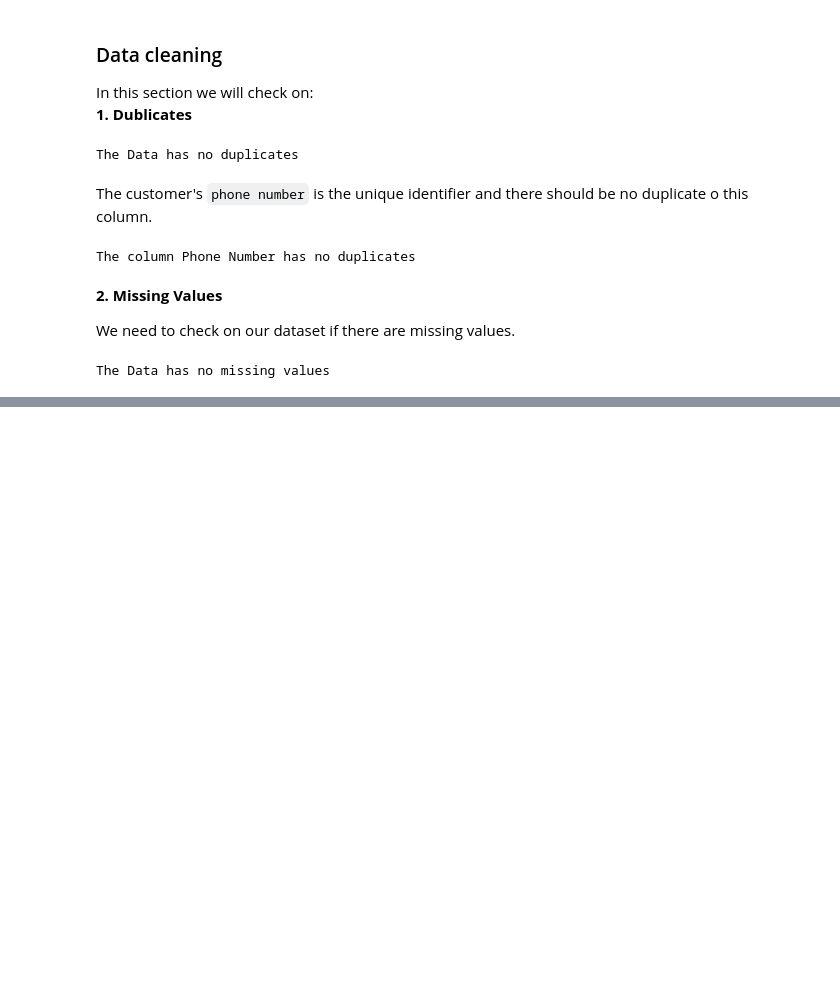
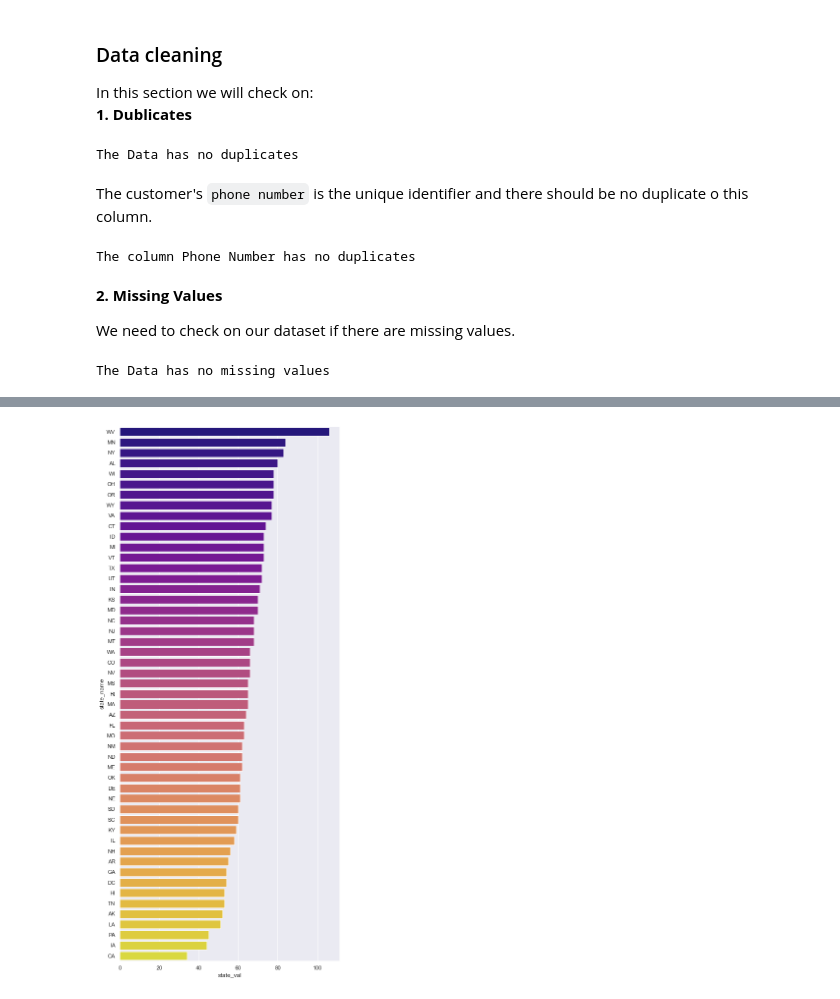
Before and after one commit to Leon380/Phase3_Project, a Jupyter notebook: notebook.ipynb, the cells around one changed output, grey strips where cells are left out. Saved outputs shown, nothing was run; the diff lists cells and outputs as text; code cells hidden in the pictures; blank space fills up the shorter version.

```diff
--- a/notebook.ipynb
+++ b/notebook.ipynb
@@ -213,0 +241,9 @@ The Data has no missing values
+# %%
+states = dict(df.state.value_counts())
+state_name = list(dict(dict(states)).keys())
+state_val = list(dict(dict(states)).values())
+state_df = pd.DataFrame({'state_name': state_name,
+                              'state_val': state_val,
+                                })
+
+state_df.head()
@@ -213,0 +257,7 @@ The Data has no missing values
+# %%
+sns.set(style="darkgrid")
+plt.figure(figsize=(8,20))
+ax = sns.barplot(x=state_df.state_val, y=state_df.state_name, orient='h', palette='plasma')
+plt.show()
+# %% [output]
+[figure, added]
```
Also changed, not shown: parts of 13 cells of this notebook.
